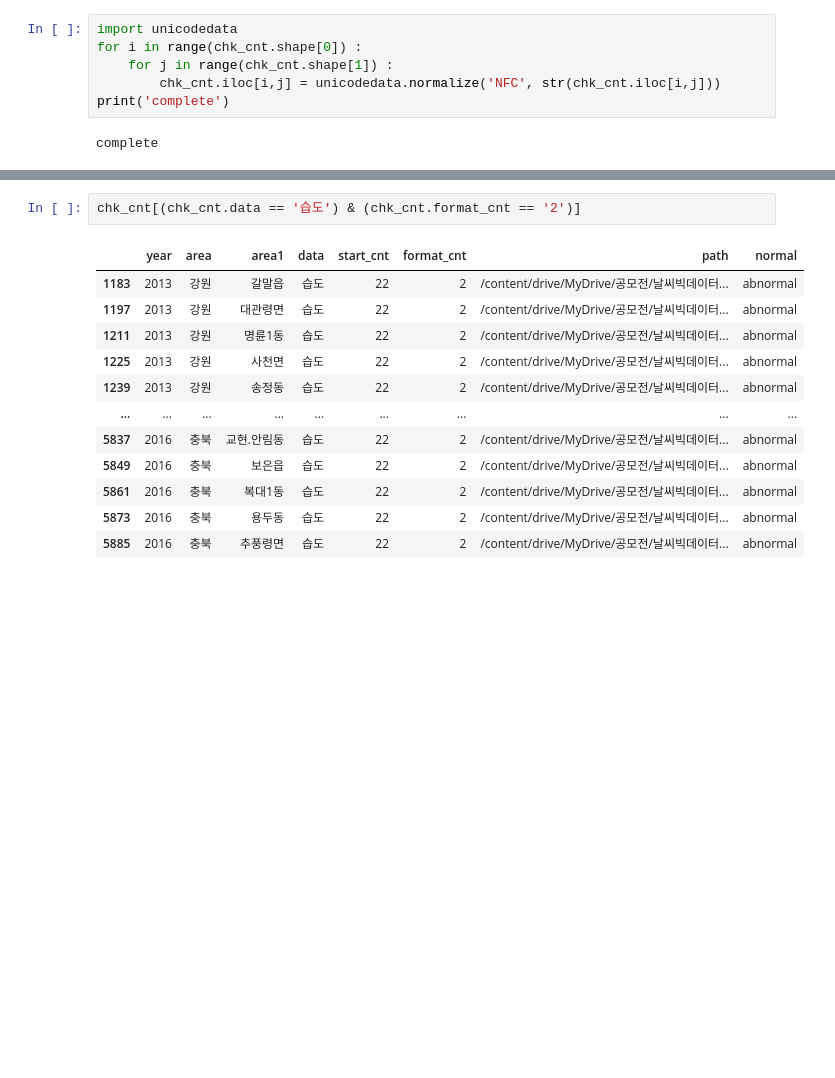
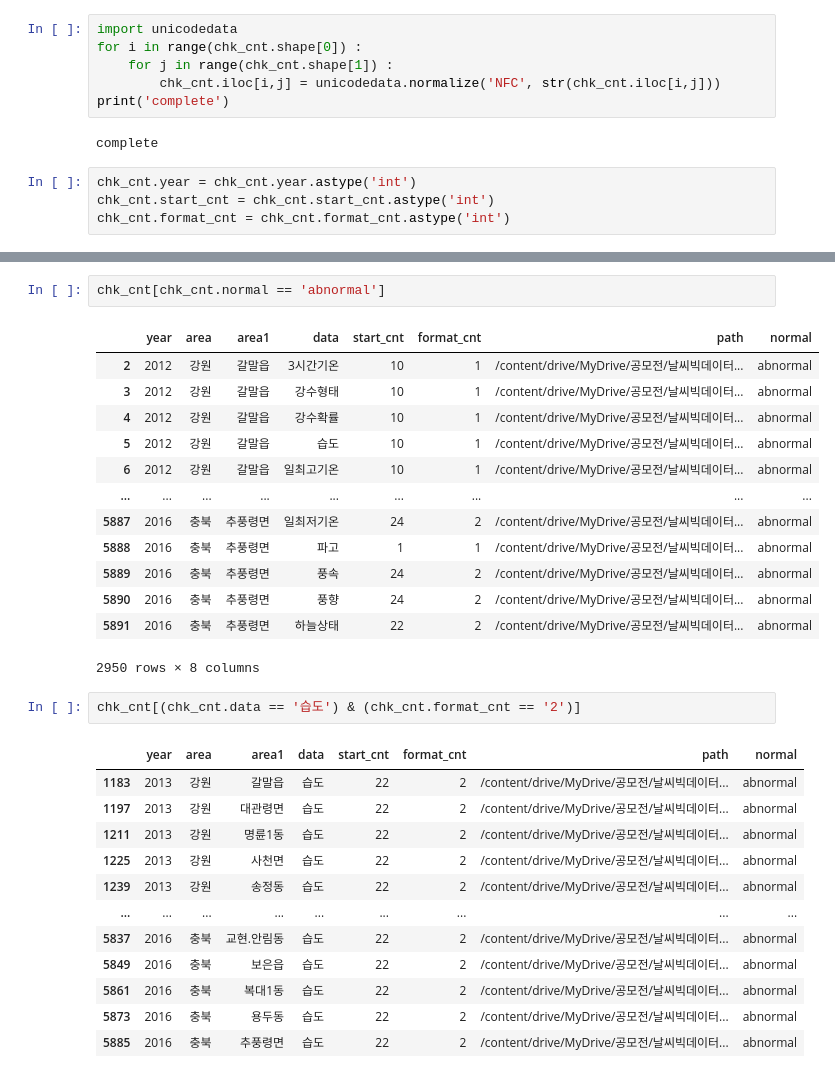
Before and after one commit to leech2193/weather_hospital_sowhat, a Jupyter notebook: 20220714_18_eseul.ipynb, the cells around one changed output, grey strips where cells are left out. Cells and saved outputs as stored; diff of their text form; blank space fills up the shorter version.

```diff
--- a/20220714_18_eseul.ipynb
+++ b/20220714_18_eseul.ipynb
@@ -271,3 +272,7 @@ for i in range(chk_cnt.shape[0]) :
 print('complete')
 # %% [output]
 complete
+# %%
+chk_cnt.year = chk_cnt.year.astype('int')
+chk_cnt.start_cnt = chk_cnt.start_cnt.astype('int')
+chk_cnt.format_cnt = chk_cnt.format_cnt.astype('int')
@@ -274,3 +300,19 @@ complete
+# %%
+chk_cnt[chk_cnt.normal == 'abnormal']
+# %% [output]
+|  | year | area | area1 | data | start_cnt | format_cnt | path | normal |
+| 2 | 2012 | 강원 | 갈말읍 | 3시간기온 | 10 | 1 | /content/drive/MyDrive/공모전/날씨빅데이터... | abnormal |
+| 3 | 2012 | 강원 | 갈말읍 | 강수형태 | 10 | 1 | /content/drive/MyDrive/공모전/날씨빅데이터... | abnormal |
+| 4 | 2012 | 강원 | 갈말읍 | 강수확률 | 10 | 1 | /content/drive/MyDrive/공모전/날씨빅데이터... | abnormal |
+| 5 | 2012 | 강원 | 갈말읍 | 습도 | 10 | 1 | /content/drive/MyDrive/공모전/날씨빅데이터... | abnormal |
+| 6 | 2012 | 강원 | 갈말읍 | 일최고기온 | 10 | 1 | /content/drive/MyDrive/공모전/날씨빅데이터... | abnormal |
+| ... | ... | ... | ... | ... | ... | ... | ... | ... |
+| 5887 | 2016 | 충북 | 추풍령면 | 일최저기온 | 24 | 2 | /content/drive/MyDrive/공모전/날씨빅데이터... | abnormal |
+| 5888 | 2016 | 충북 | 추풍령면 | 파고 | 1 | 1 | /content/drive/MyDrive/공모전/날씨빅데이터... | abnormal |
+| 5889 | 2016 | 충북 | 추풍령면 | 풍속 | 24 | 2 | /content/drive/MyDrive/공모전/날씨빅데이터... | abnormal |
+| 5890 | 2016 | 충북 | 추풍령면 | 풍향 | 24 | 2 | /content/drive/MyDrive/공모전/날씨빅데이터... | abnormal |
+| 5891 | 2016 | 충북 | 추풍령면 | 하늘상태 | 22 | 2 | /content/drive/MyDrive/공모전/날씨빅데이터... | abnormal |
+2950 rows × 8 columns
 # %%
 chk_cnt[(chk_cnt.data == '습도') & (chk_cnt.format_cnt == '2')]
 # %% [output]
```
Also changed, not shown: parts of 7 cells of this notebook.
